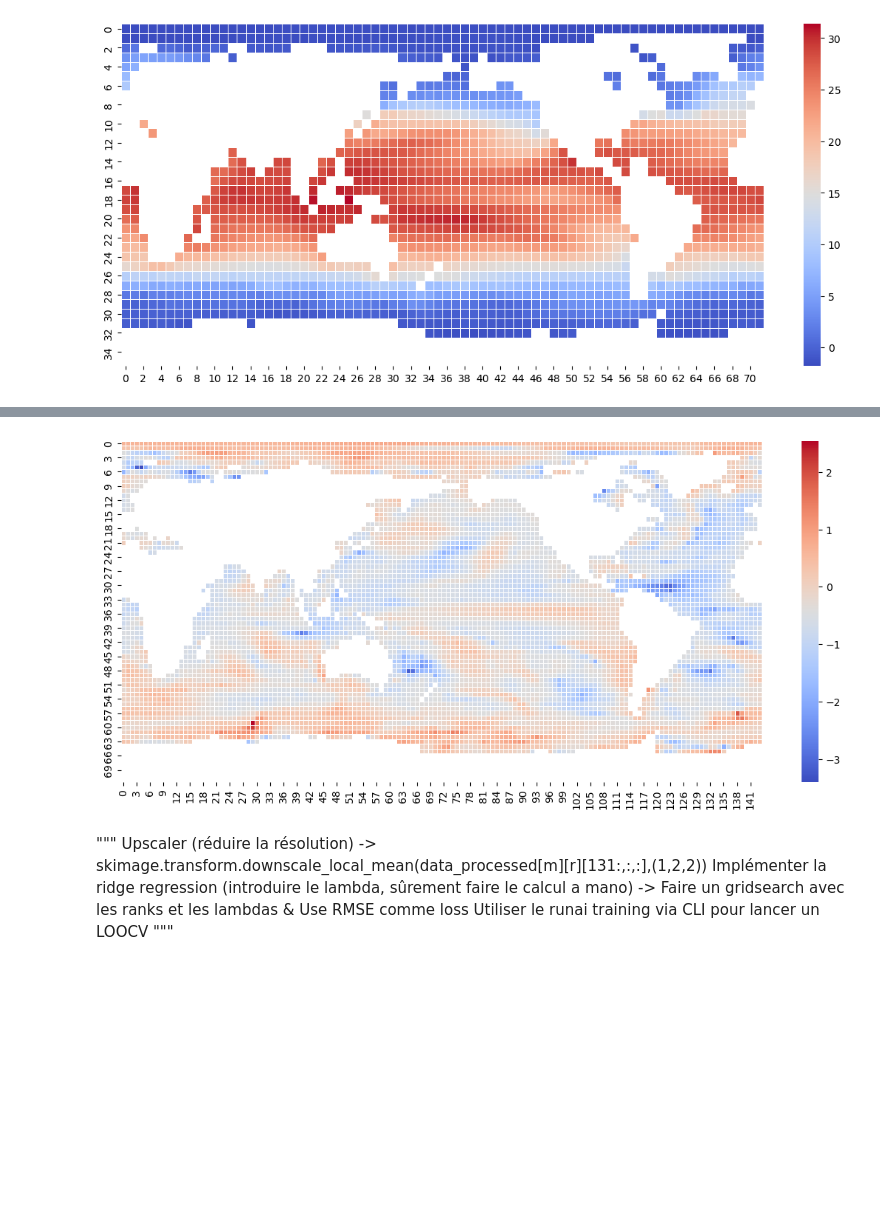
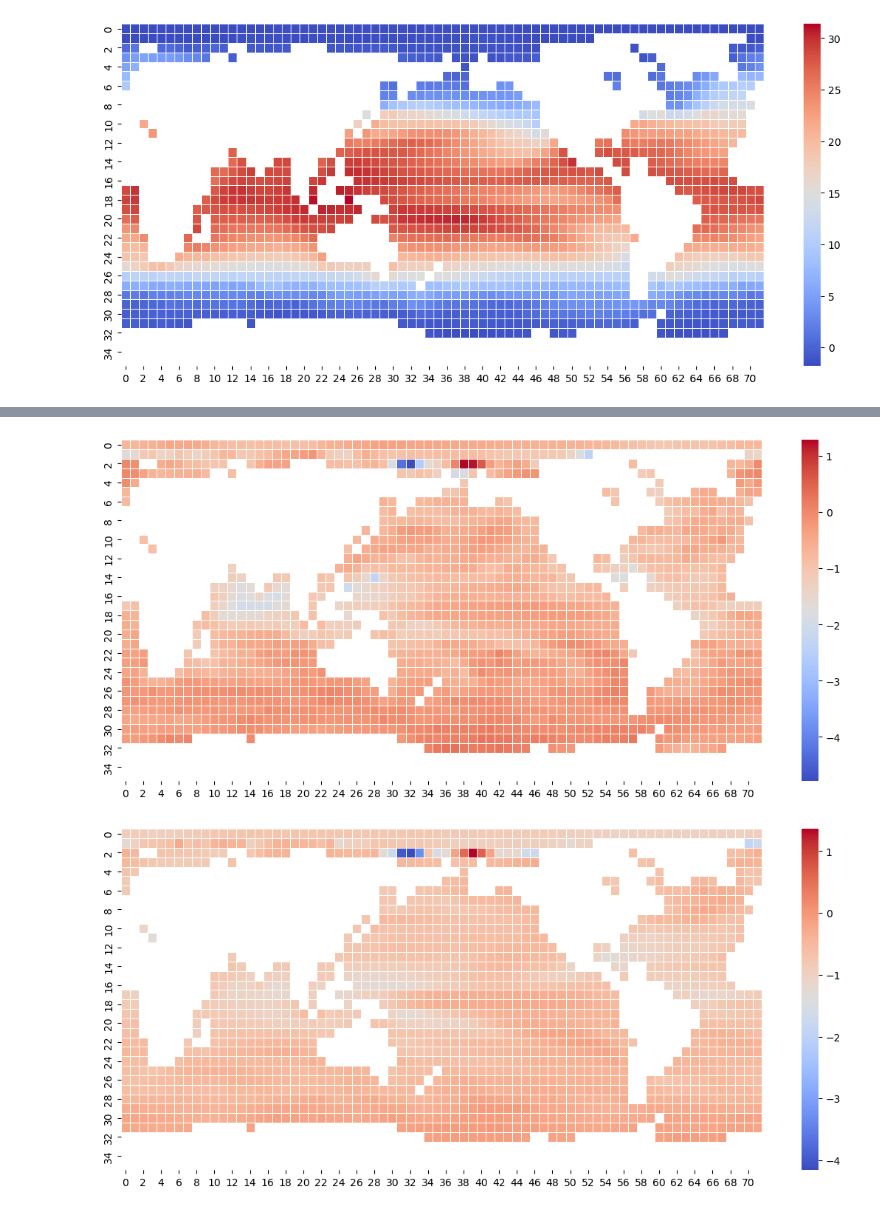
Before and after one commit to Victor2175/gm4cs-m, a Jupyter notebook: ridge_regression.ipynb, the cells around one changed output, grey strips where cells are left out. Cells and saved outputs as stored; diff of their text form; code cells hidden in the pictures; blank space fills up the shorter version.

```diff
--- a/ridge_regression.ipynb
+++ b/ridge_regression.ipynb
@@ -158,5 +133,9 @@ plot_grid(from_flat_to_grid(Y[15000], union_nan_mask))
 # %%
-plot_grid(from_flat_to_grid(Y_pred[15000], union_nan_mask))
+plot_grid(from_flat_to_grid(Y_pred[1500], union_nan_mask, downscale=True))
 # %% [output]
-[figure, old version]
+[figure, new version]
+# %%
+plot_grid(from_flat_to_grid(Y_pred_reduced[1500], union_nan_mask, downscale=True))
+# %% [output]
+[figure, added]
 # %%
@@ -279,6 +199,0 @@ def rrr_LOOCV(dataset, mask, ranks):
-# %% [markdown]
-"""
-Upscaler (réduire la résolution) -> skimage.transform.downscale_local_mean(data_processed[m][r][131:,:,:],(1,2,2))
-Implémenter la ridge regression (introduire le lambda, sûrement faire le calcul a mano) -> Faire un gridsearch avec les ranks et les lambdas & Use RMSE comme loss
-Utiliser le runai training via CLI pour lancer un LOOCV
-"""
```
Also changed, not shown: parts of 23 cells of this notebook, 1 other file.
